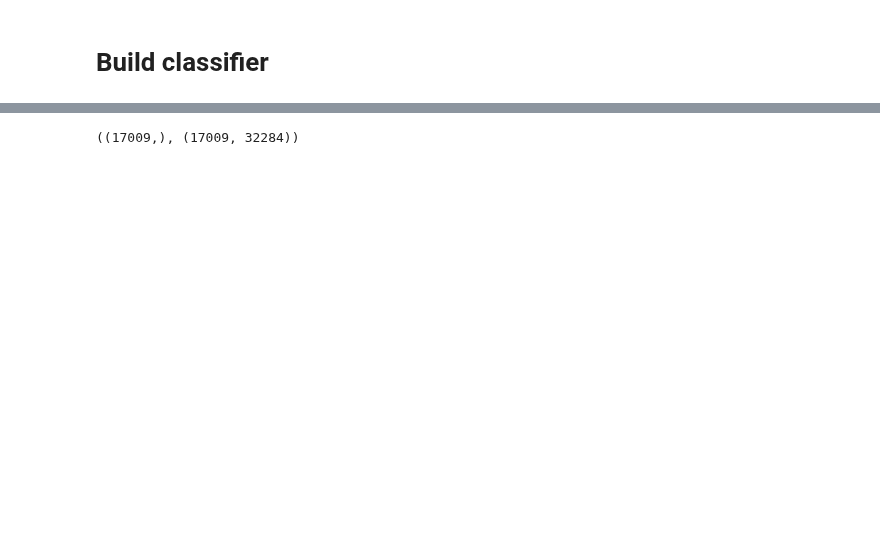
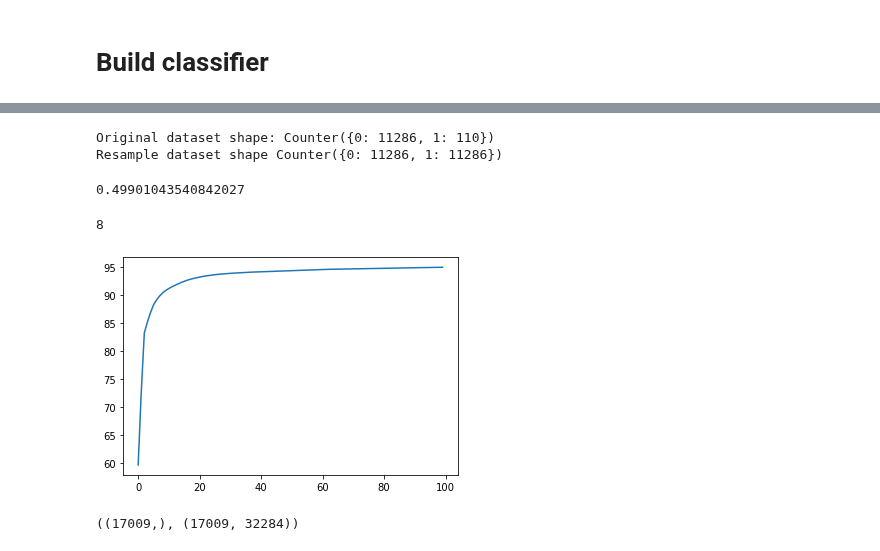
Before and after one commit to dmnburrows/spatial_transcriptomics, a Jupyter notebook: plaque_classify.ipynb, the cells around one changed output, grey strips where cells are left out. Saved outputs shown, nothing was run; the diff lists cells and outputs as text; code cells hidden in the pictures; blank space fills up the shorter version.

```diff
--- a/plaque_classify.ipynb
+++ b/plaque_classify.ipynb
@@ -144,0 +200,13 @@ Number of genes: 32284
+# %%
+#random over sampling by SMOTE
+from imblearn.over_sampling import SMOTE
+
+smote = SMOTE()
+
+# fit predictor and target variable
+x_smote, y_smote = smote.fit_resample(X_train, y_train)
+print('Original dataset shape:', Counter(y_train))
+print('Resample dataset shape', Counter(y_smote))
+# %% [output]
+Original dataset shape: Counter({0: 11286, 1: 110})
+Resample dataset shape Counter({0: 11286, 1: 11286})
@@ -145,3 +219,23 @@ Number of genes: 32284
+# %%
+accuracy = sklearn.metrics.balanced_accuracy_score(true, pred)
+accuracy
+# %% [output]
+0.49901043540842027
+# %%
+#find the top n PCs of gene data
+from sklearn.decomposition import PCA
+pca = PCA(n_components=100)
+pca.fit(gene_all)
+var = pca.explained_variance_ratio_
+var1 = np.cumsum(np.round(pca.explained_variance_ratio_, decimals=4)*100)
+# %%
+minpc = np.where(var1 > 90)[0][0]
+print(minpc)
+plt.plot(var1)
+plt.show()
+# %% [output]
+8
+[figure, added]
 # %%
 lab.shape, gene_all.shape
 # %% [output]
```
Also changed, not shown: parts of 36 cells of this notebook, 2 other files.
